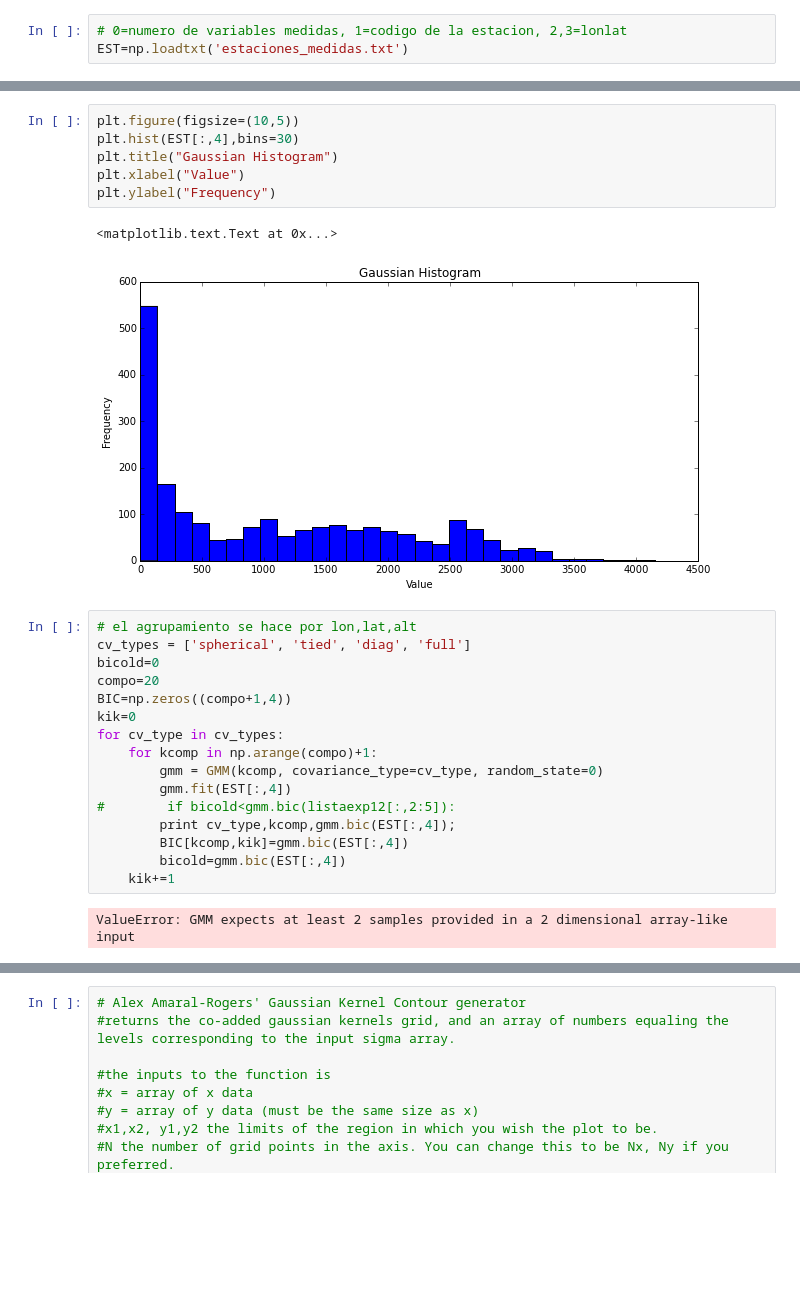
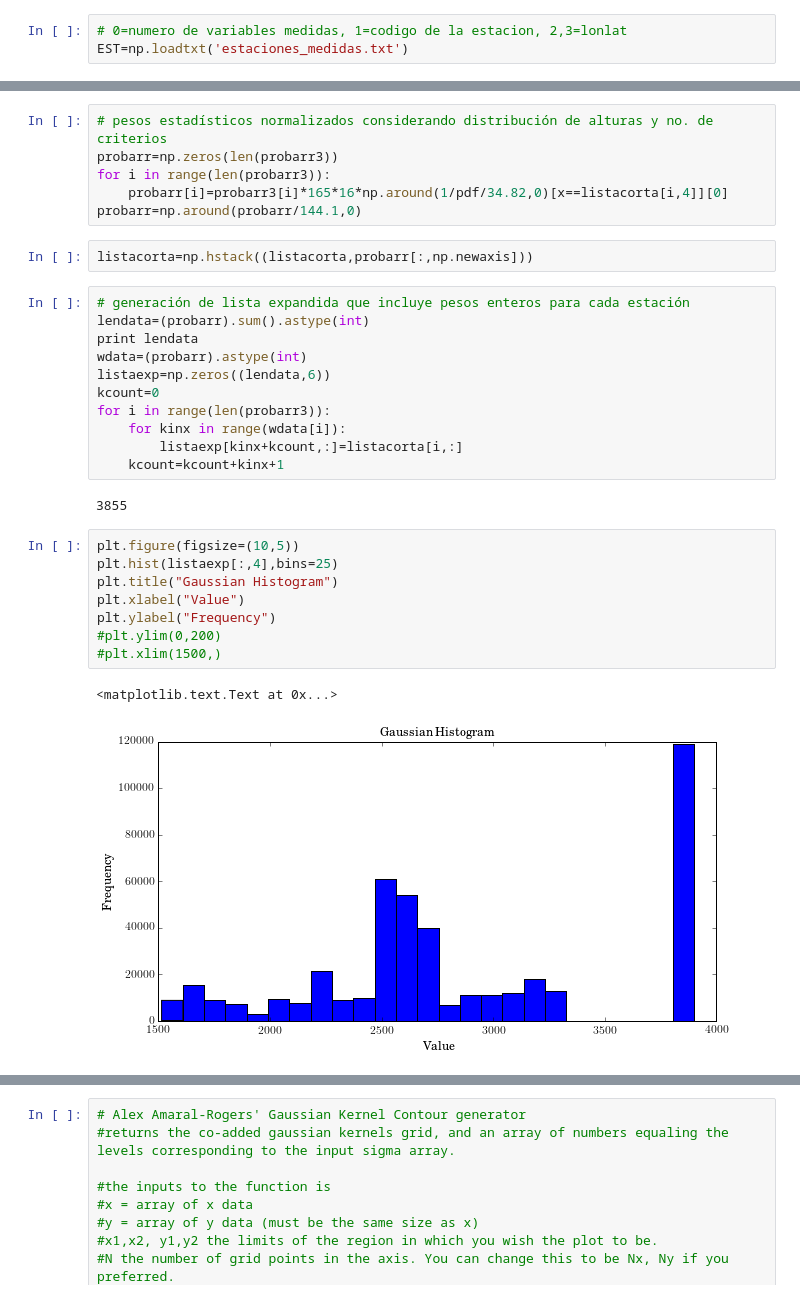
Before and after one commit to saint-germain/ideam, a Jupyter notebook: PCA-IDEAM-WC.ipynb, the cells around one changed output, grey strips where cells are left out. Cells and saved outputs as stored; diff of their text form; blank space fills up the shorter version.

```diff
--- a/PCA-IDEAM-WC.ipynb
+++ b/PCA-IDEAM-WC.ipynb
@@ -1508,27 +1566,32 @@ EST=np.loadtxt('estaciones_medidas.txt')
+# %%
+# pesos estadísticos normalizados considerando distribución de alturas y no. de criterios
+probarr=np.zeros(len(probarr3))
+for i in range(len(probarr3)):
+    probarr[i]=probarr3[i]*165*16*np.around(1/pdf/34.82,0)[x==listacorta[i,4]][0]
+probarr=np.around(probarr/144.1,0)
+# %%
+listacorta=np.hstack((listacorta,probarr[:,np.newaxis]))
+# %%
+# generación de lista expandida que incluye pesos enteros para cada estación
+lendata=(probarr).sum().astype(int)
+print lendata
+wdata=(probarr).astype(int)
+listaexp=np.zeros((lendata,6))
+kcount=0
+for i in range(len(probarr3)):
+    for kinx in range(wdata[i]):
+        listaexp[kinx+kcount,:]=listacorta[i,:]
+    kcount=kcount+kinx+1
+# %% [output]
+3855
 # %%
 plt.figure(figsize=(10,5))
-plt.hist(EST[:,4],bins=30)
+plt.hist(listaexp[:,4],bins=25)
 plt.title("Gaussian Histogram")
 plt.xlabel("Value")
 plt.ylabel("Frequency")
+#plt.ylim(0,200)
+#plt.xlim(1500,)
 # %% [output]
 <matplotlib.text.Text at 0x...>
-[figure, old version]
+[figure, new version]
-# %%
-# el agrupamiento se hace por lon,lat,alt
-cv_types = ['spherical', 'tied', 'diag', 'full']
-bicold=0
-compo=20
-BIC=np.zeros((compo+1,4))
-kik=0
-for cv_type in cv_types:
-    for kcomp in np.arange(compo)+1:
-        gmm = GMM(kcomp, covariance_type=cv_type, random_state=0)
-        gmm.fit(EST[:,4])
-#        if bicold<gmm.bic(listaexp12[:,2:5]):
-        print cv_type,kcomp,gmm.bic(EST[:,4]);
-        BIC[kcomp,kik]=gmm.bic(EST[:,4])
-        bicold=gmm.bic(EST[:,4])
-    kik+=1
-# %% [output]
-ValueError: GMM expects at least 2 samples provided in a 2 dimensional array-like input
```
Also changed, not shown: parts of 12 cells of this notebook, 2 other files.
